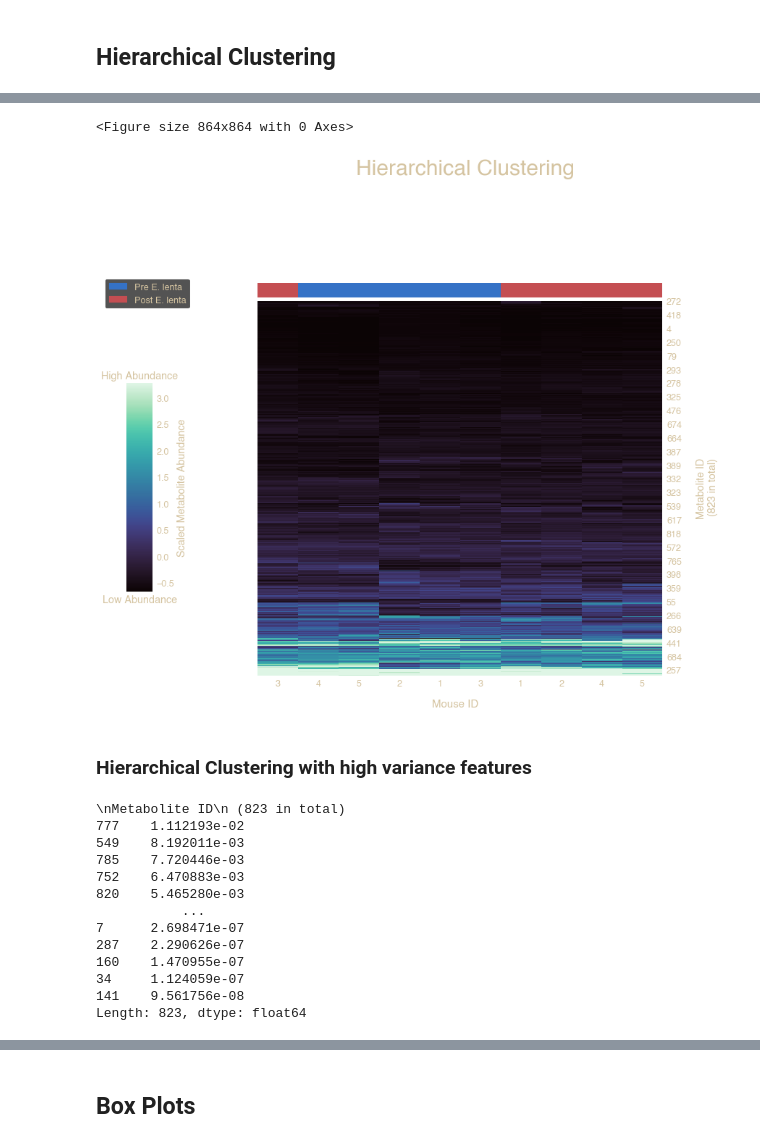
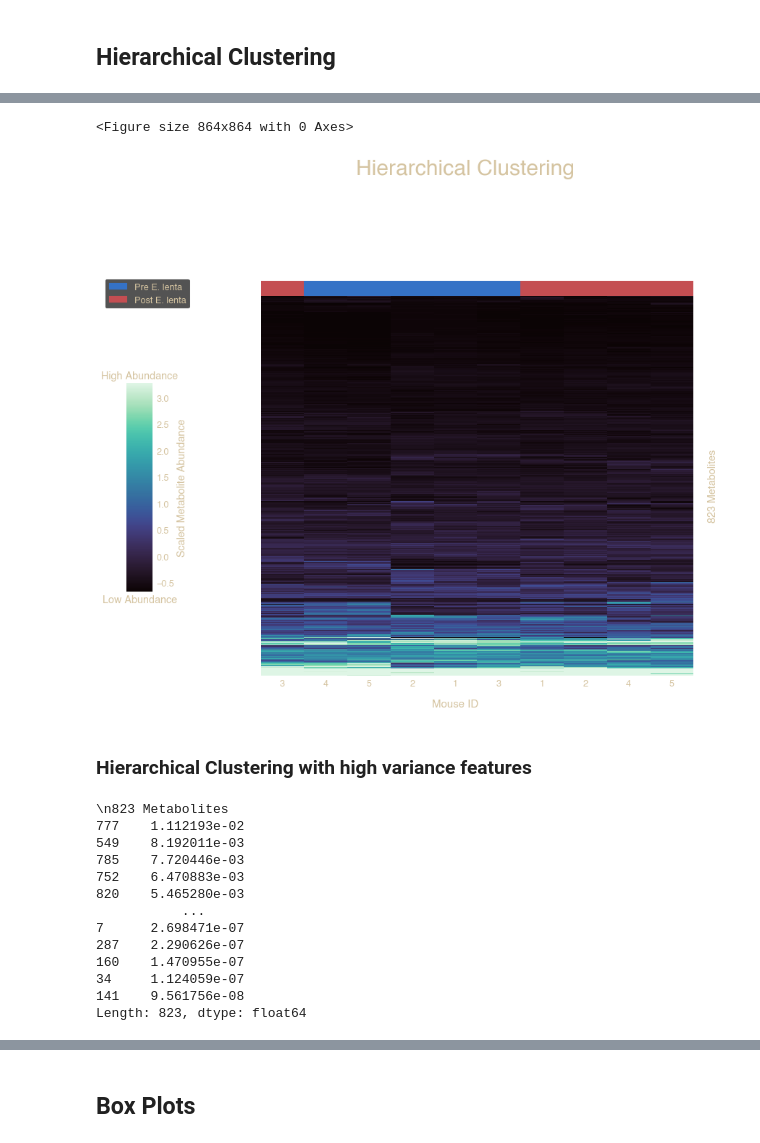
Before and after one commit to danielchang2002/FecalMetabolomics, a Jupyter notebook: notebooks/DataVisualization.ipynb, the cells around one changed output, grey strips where cells are left out. Cells and saved outputs as stored; diff of their text form; code cells hidden in the pictures.

```diff
--- a/notebooks/DataVisualization.ipynb
+++ b/notebooks/DataVisualization.ipynb
@@ -193,7 +193,7 @@ cluster_df = df.iloc[:, 1:-2].T
 cluster_df = cluster_df.rename(
     mapper=(lambda x : ((x + 2) // 2)), axis=1)
 cluster_df.index = range(823)
-cluster_df.index.name = '\nMetabolite ID\n (823 in total)'
+cluster_df.index.name = '\n823 Metabolites'
 cluster_df
 # %% [output]
 |  | 1 | 1 | 2 | 2 | 3 | 3 | 4 | 4 | 5 | 5 |
@@ -243,17 +243,17 @@ def hierarchical(data, title, filename, tick):
     plt.show()
     ax.savefig('../output/' + filename)
 # %%
-hierarchical(cluster_df, 'Hierarchical Clustering', 'HC_all.png', tick=30)
+hierarchical(cluster_df, 'Hierarchical Clustering', 'HC_all.png', tick=False)
 # %% [output]
 <Figure size 864x864 with 0 Axes>
-[figure, old version]
+[figure, new version]
 # %% [markdown]
 ### Hierarchical Clustering with high variance features
 # %%
 variances = cluster_df.var(axis=1).sort_values(ascending=False)
 variances
 # %% [output]
-\nMetabolite ID\n (823 in total)
+\n823 Metabolites
 777    1.112193e-02
 549    8.192011e-03
 785    7.720446e-03
```
Also changed, not shown: parts of 19 cells of this notebook.
